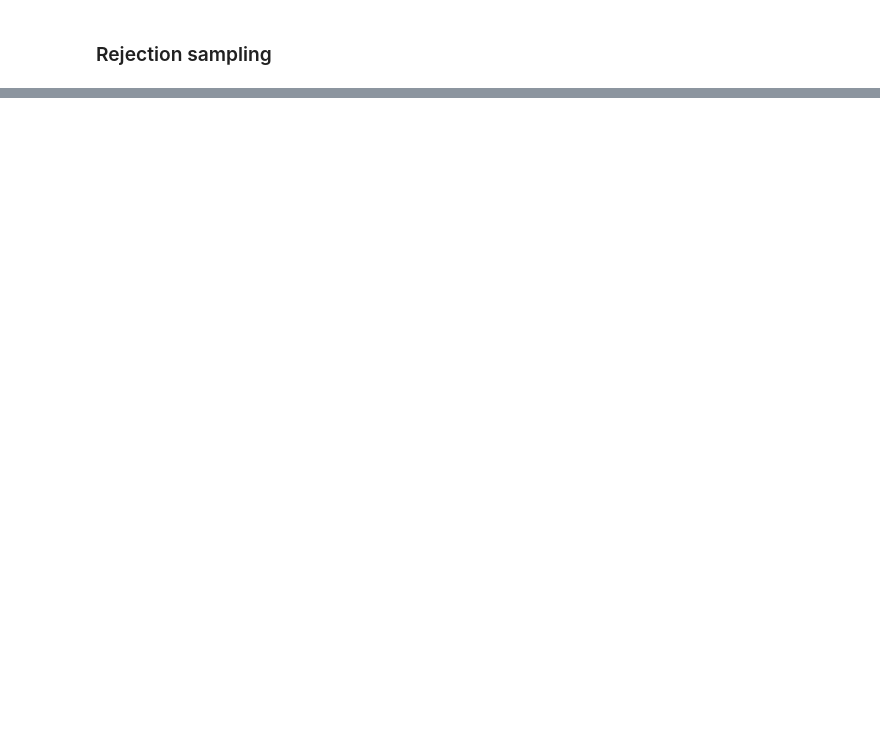
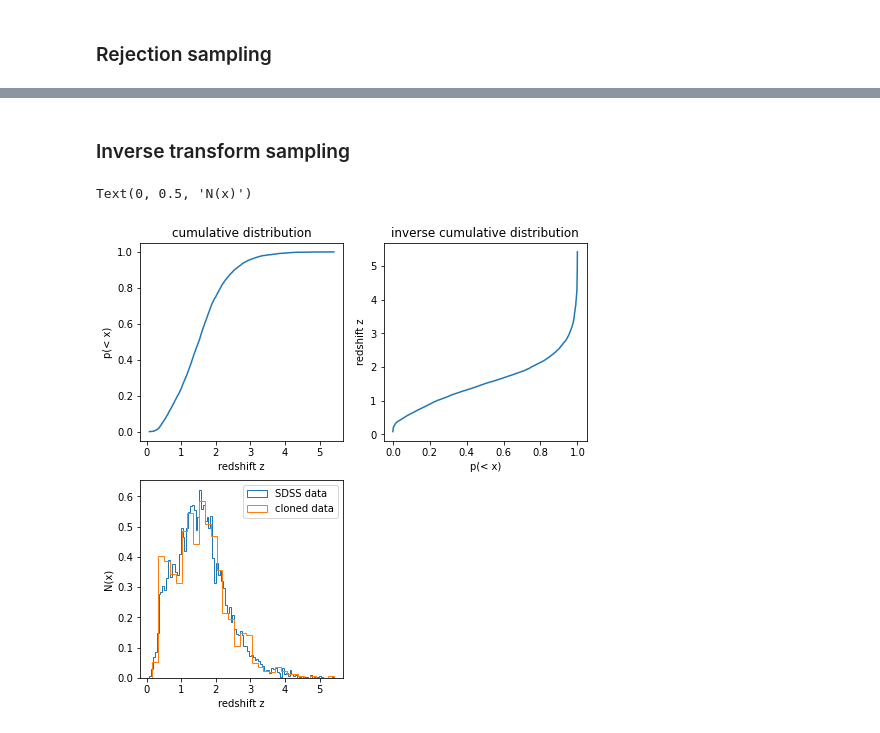
Before and after one commit to lisam10/astrostatistics_bicocca_2024, a Jupyter notebook: working/W04_quasars.ipynb, the cells around one changed output, grey strips where cells are left out. Drawn from its saved outputs; the diff is of its cells as text; code cells hidden in the pictures; blank space fills up the shorter version.

```diff
--- a/working/W04_quasars.ipynb
+++ b/working/W04_quasars.ipynb
@@ -58,0 +86,37 @@ while (len(samples) #cerca di mettere Nsamples):
+# %% [markdown]
+### Inverse transform sampling
+# %%
+from astroML.density_estimation import EmpiricalDistribution
+
+Nclone = 1000
+
+cumul = np.linspace(0, 1, Ndata)
+
+fig = plt.figure(figsize=(8, 8))
+
+#cumulative distribution plot
+ax = fig.add_subplot(221)
+ax.plot(z, cumul)
+ax.set_title('cumulative distribution')
+ax.set_xlabel('redshift z')
+ax.set_ylabel('p(< x)')
+
+#inverse cumulative distribution plot
+ax = fig.add_subplot(222)
+ax.plot(cumul, z)
+ax.set_title('inverse cumulative distribution')
+ax.set_ylabel('redshift z')
+ax.set_xlabel('p(< x)')
+
+z_cloned = EmpiricalDistribution(z).rvs(Nclone)
+
+#inverse cumulative distribution plot
+ax = fig.add_subplot(223)
+n, bins, patches = ax.hist(z, int(np.sqrt(Ndata)), histtype= 'step', density = True, label='SDSS data')
+n, bins, patches = ax.hist(z_cloned, int(np.sqrt(Nclone)), histtype= 'step', density = True, label='cloned data')
+ax.legend()
+ax.set_xlabel('redshift z')
+ax.set_ylabel('N(x)')
+# %% [output]
+Text(0, 0.5, 'N(x)')
+[figure, added]
```
Also changed, not shown: parts of 3 cells of this notebook.
